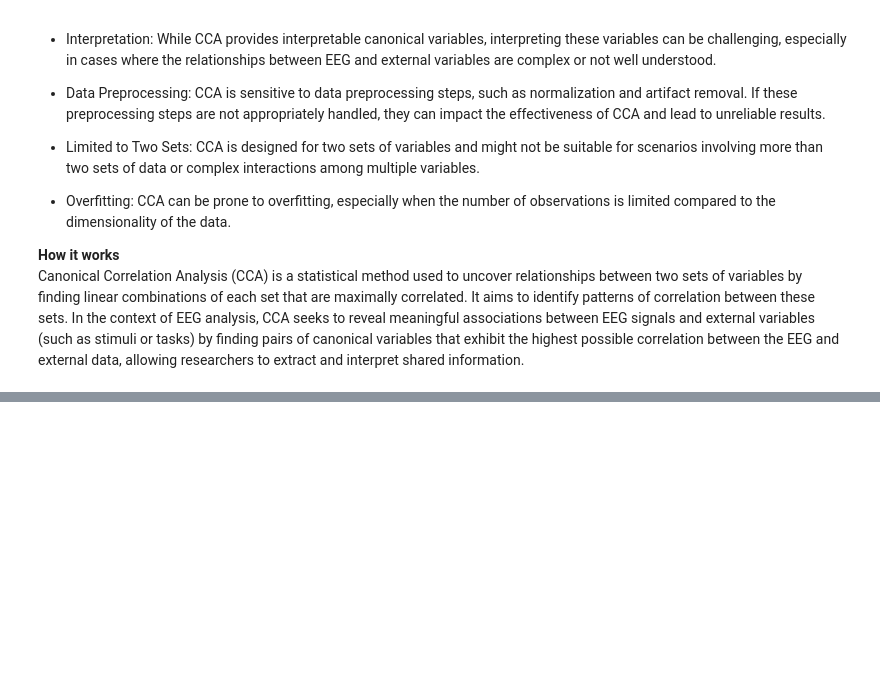
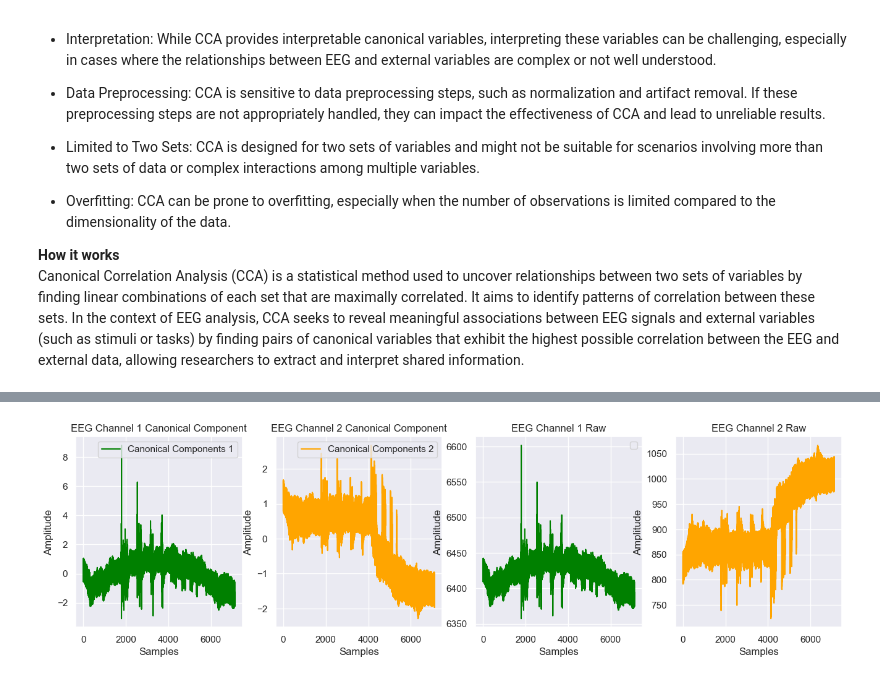
Before and after one commit to nargesyaghoubi/NeuroSignal, a Jupyter notebook: ica_bp_artifact_removal.ipynb, the cells around one changed output, grey strips where cells are left out. Drawn from its saved outputs; the diff is of its cells as text; code cells hidden in the pictures; blank space fills up the shorter version.

Commit message:
apply canonical correlation analysis (CCA)

```diff
--- a/ica_bp_artifact_removal.ipynb
+++ b/ica_bp_artifact_removal.ipynb
@@ -709,3 +709,85 @@ Canonical Correlation Analysis (CCA) is a statistical technique used to explore
 
 **How it works**
 Canonical Correlation Analysis (CCA) is a statistical method used to uncover relationships between two sets of variables by finding linear combinations of each set that are maximally correlated. It aims to identify patterns of correlation between these sets. In the context of EEG analysis, CCA seeks to reveal meaningful associations between EEG signals and external variables (such as stimuli or tasks) by finding pairs of canonical variables that exhibit the highest possible correlation between the EEG and external data, allowing researchers to extract and interpret shared information.
+# %%
+"""
+This script demonstrates the application of Canonical Correlation Analysis (CCA) to analyze two sets of EEG data.
+CCA is a statistical technique used to find associations between two multivariate sets of variables.
+In this context, it's applied to find common patterns between EEG signals from two different channels.
+First, it imports necessary libraries and prepares the EEG data.
+Then, it initializes the CCA model with one canonical component.
+After fitting the model to the data, it extracts the canonical components.
+Finally, it visualizes the canonical components for each EEG channel, showing the shared patterns between them.
+"""
+
+import matplotlib.pyplot as plt
+from sklearn.cross_decomposition import CCA
+
+#print ((eeg_data))
+#print (eeg_data.shape)
+#eeg_data = pd.DataFrame(eeg_data)
+#EEG_data_1 = channel_data_bp_filtered # eeg_data.iloc[:, 0] # data_after_band_pass_filter.iloc[0]
+#EEG_data_1 = channel_data[:, 0] #channel_data_bp_filtered #eeg_data.iloc[:, channel]
+data = pd.read_excel("datasets/dataset.xlsx")
+
+data = pd.DataFrame(data)
+EEG_data_1 = data.iloc[:, 0]
+# convert from Digital Value of Analog Digital converter (ADC) ADS1299 to microvolts µV
+EEG_data_1 = round(1000000 * 4.5 * (EEG_data_1 / 16777215), 2)
+#EEG_data_1 = np.array(EEG_data_1)
+#EEG_data_1 = EEG_data_1.reshape(-1,1)
+
+EEG_data_1 = EEG_data_1.to_numpy().reshape(-1, 1)
+
+print (eeg_data)
+EEG_data_2 = eeg_data.iloc[:, 1]
+# convert from Digital Value of Analog Digital converter (ADC) ADS1299 to microvolts µV
+EEG_data_2 = round(1000000 * 4.5 * (EEG_data_2 / 16777215), 2)
+
+#EEG_data_2 = np.array(EEG_data_2)
+
+EEG_data_2 = EEG_data_2.to_numpy().reshape(-1, 1)
+#EEG_data_2 = EEG_data_2.reshape(-1,1)
+
+cca = CCA(n_components=1)  # Choose the number of canonical components you want
+
+
+
+# Fit the CCA model to the data
+cca.fit(EEG_data_1, EEG_data_2)
+
+# Get the canonical components for each set of EEG data
+cca_components_1, cca_components_2 = cca.transform(EEG_data_1, EEG_data_2)
+
+# Plot the canonical components
+plt.figure(figsize=(16, 4))
+plt.subplot(1, 4, 1)
+plt.plot(cca_components_1, label='Canonical Components 1', color='green')
+plt.xlabel('Samples')
+plt.ylabel('Amplitude')
+plt.title('EEG Channel 1 Canonical Component')
+plt.legend()
+
+plt.subplot(1, 4, 2)
+plt.plot(cca_components_2, label='Canonical Components 2', color='orange')
+plt.xlabel('Samples')
+plt.ylabel('Amplitude')
+plt.title('EEG Channel 2 Canonical Component')
+plt.legend()
+
+
+plt.subplot(1, 4, 3)
+plt.plot(EEG_data_1,color='green')
+plt.xlabel('Samples')
+plt.ylabel('Amplitude')
+plt.title('EEG Channel 1 Raw')
+plt.legend()
+
+plt.subplot(1, 4, 4)
+
+plt.plot(EEG_data_2, color='orange')
+plt.xlabel('Samples')
+plt.ylabel('Amplitude')
+plt.title('EEG Channel 2 Raw')
+plt.show()
+# %% [output]
@@ -711,0 +809 @@ Canonical Correlation Analysis (CCA) is a statistical method used to uncover rel
+[figure, added]
```
Also changed, not shown: parts of 9 cells of this notebook.
